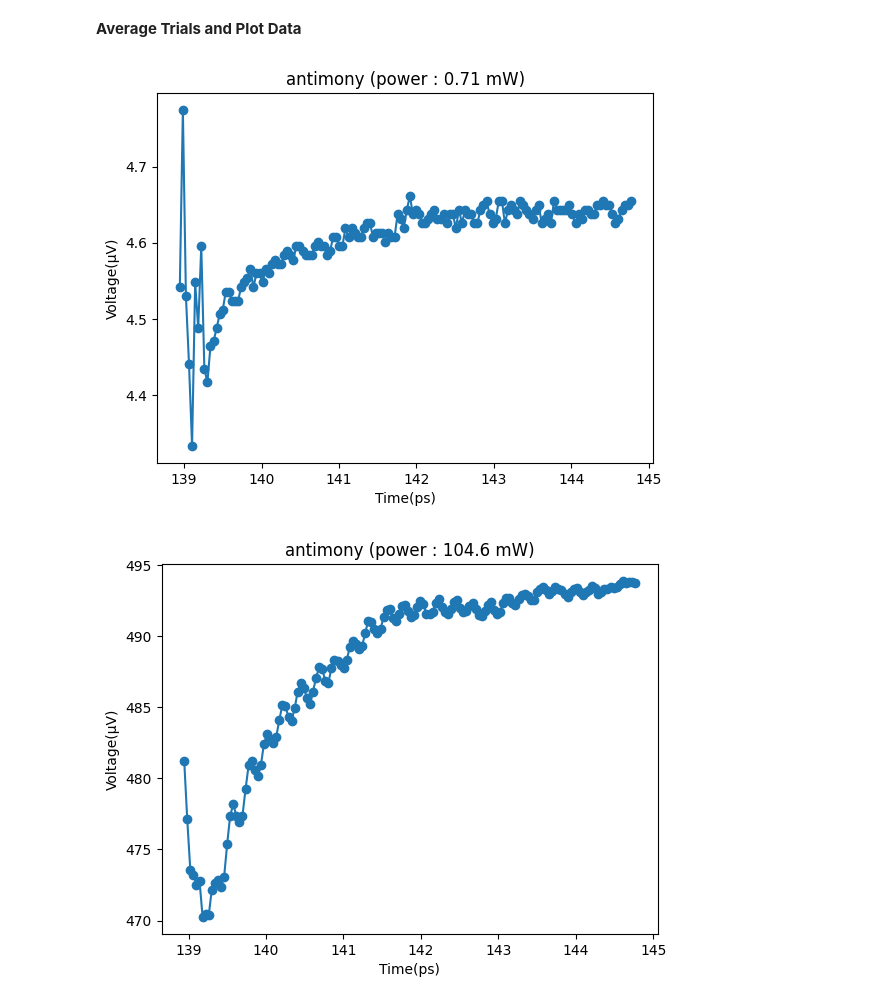
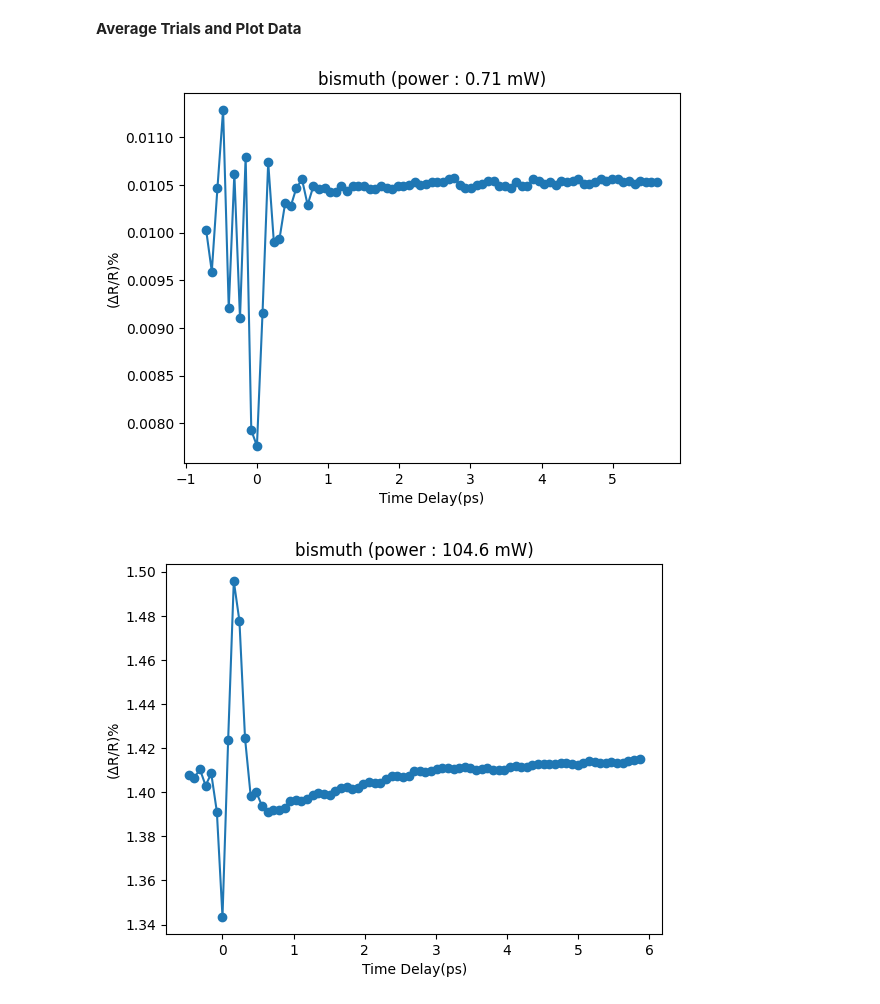
Before and after one commit to nwillen50/Physics_191, a Jupyter notebook: Ultrafast Laser Spectroscopy/Coherent Phonon Generation/phonon_graphs.ipynb, the cells around one changed output. Cells and saved outputs as stored; diff of their text form; code cells hidden in the pictures.

```diff
--- a/Ultrafast Laser Spectroscopy/Coherent Phonon Generation/phonon_graphs.ipynb
+++ b/Ultrafast Laser Spectroscopy/Coherent Phonon Generation/phonon_graphs.ipynb
@@ -12,7 +13,7 @@ import glob
 
 col_names = ['Position(mm)', 'Voltage(V)', 'Phase(Theta)'] # Define column names for our .txt files
 
-metal = "antimony" # Choose metal (bismuth or antimony)
+metal = "bismuth" # Choose metal (bismuth or antimony)
 
 files = glob.glob(f"{metal}/data/*.txt") # Download files
 files = sorted(files) # Sort files
@@ -21,6 +22,13 @@ files = sorted(files) # Sort files
 # %%
 # speed of light
 c = 299792458
+
+# Reflectivity (Delta V)
+delta_v = -1
+if metal == "bismuth":
+    delta_v = 80.15e-3
+if metal == "antimony":
+    delta_v = 1
 
 # trial length (bismuth: 81, antimony: 161)
 trial_len = -1
@@ -33,28 +41,35 @@ if metal == "antimony":
 # %%
 for file in files:
     df = pd.read_csv(file, sep=r"\s+", header=None, names=col_names)
     position = df["Position(mm)"]
     voltage = df["Voltage(V)"]
     time = 2 * (position / 10**3) / c
-    # Convert voltage from volts to microvolts (10^-6)
-    voltage = voltage * 10**6
+
     # Convert time from seconds to picoseconds (10^-12)
     time = time * 10**12
     average_voltage = voltage.groupby(voltage.index % trial_len).mean().reset_index(drop=True)
     time_trunc = time[ : trial_len]
 
+    t0_idx = np.argmin(average_voltage)
+    t0 = time_trunc[t0_idx]
+    time_trunc -= t0
+
+    # normalize voltage
+    R_perc = (average_voltage / delta_v) * 100
+
+    # find pump power
     f = file.rsplit('.', 1)[0]
     power = f.rsplit('/', 1)[1]
 
     plt.figure()
-    plt.plot(time_trunc[13:], average_voltage[13:])
-    plt.scatter(time_trunc[13:], average_voltage[13:])
-    plt.xlabel("Time(ps)")
-    plt.ylabel(f"Voltage(\u00B5V)")
+    plt.plot(time_trunc, R_perc)
+    plt.scatter(time_trunc, R_perc)
+    plt.xlabel("Time Delay(ps)")
+    plt.ylabel(f"(\u0394R/R)%")
     plt.title(f"{metal} (power : {power} mW)")
 
     # plt.savefig(f"{metal}_{power}.pdf")
     plt.show()
 # %% [output]
-[figure, old version]
+[figure, new version]
-[figure, old version]
+[figure, new version]
```
Also changed, not shown: parts of 2 cells of this notebook, 15 other files.
